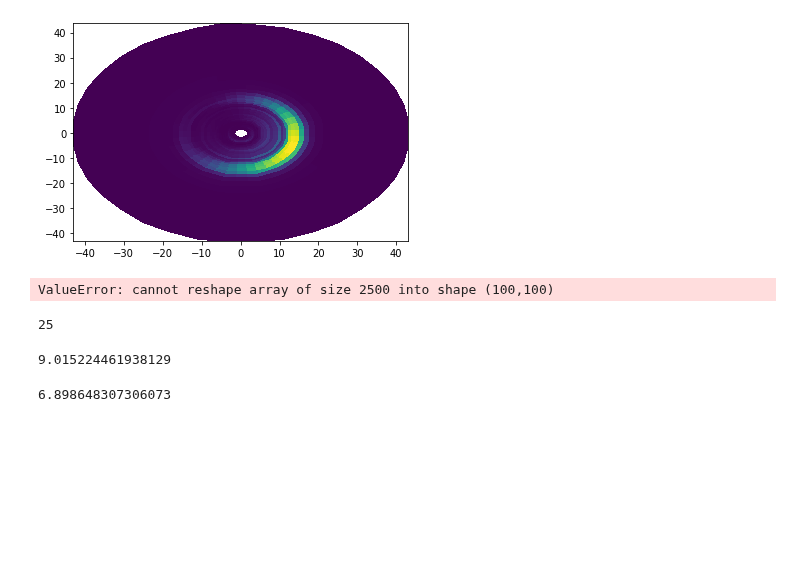
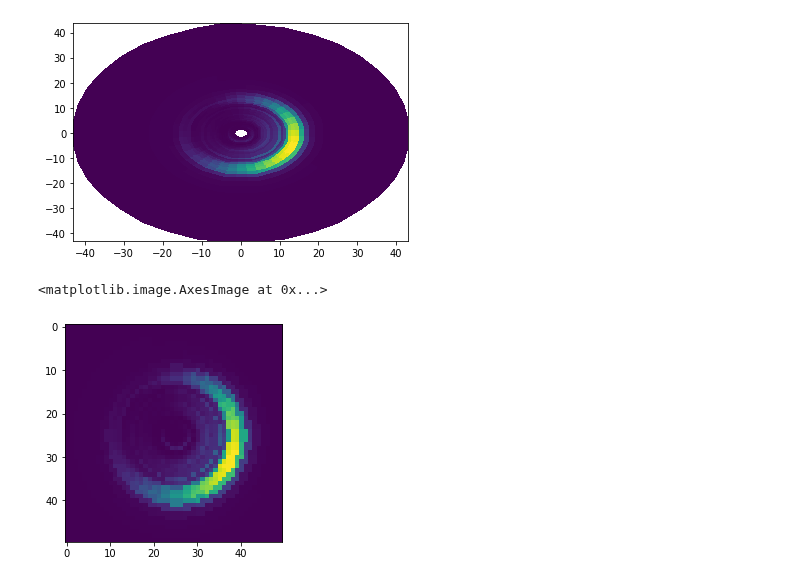
Before and after one commit to mpiannucci/surfrs, a Jupyter notebook: doc/frequency_spec.ipynb, the cells around one changed output. Saved outputs shown, nothing was run; the diff lists cells and outputs as text; code cells hidden in the pictures; blank space fills up the shorter version.

```diff
--- a/doc/frequency_spec.ipynb
+++ b/doc/frequency_spec.ipynb
@@ -94,17 +95,6 @@ e = np.array([0, 0, 0, 0, 0, 0, 0, 0, 0, 0, 0, 0, 0, 0, 0, 0, 0, 0, 0, 0, 0, 0,
 # %%
-e_c = e.reshape((50, 50))
-plt.imshow(e_c)
+e2 = e.reshape((50, 50))
+plt.imshow(e2)
 # %% [output]
-ValueError: cannot reshape array of size 2500 into shape (100,100)
+<matplotlib.image.AxesImage at 0x...>
+[figure, added]
-# %%
-3**2 + 4**2
-# %% [output]
-25
-# %%
-((3 ** 0.6) ** 2) + ((4 ** 0.6) ** 2)
-# %% [output]
-9.015224461938129
-# %%
-(5 ** 0.6) ** 2
-# %% [output]
-6.898648307306073
```
Also changed, not shown: parts of 1 cell of this notebook, 2 other files.
